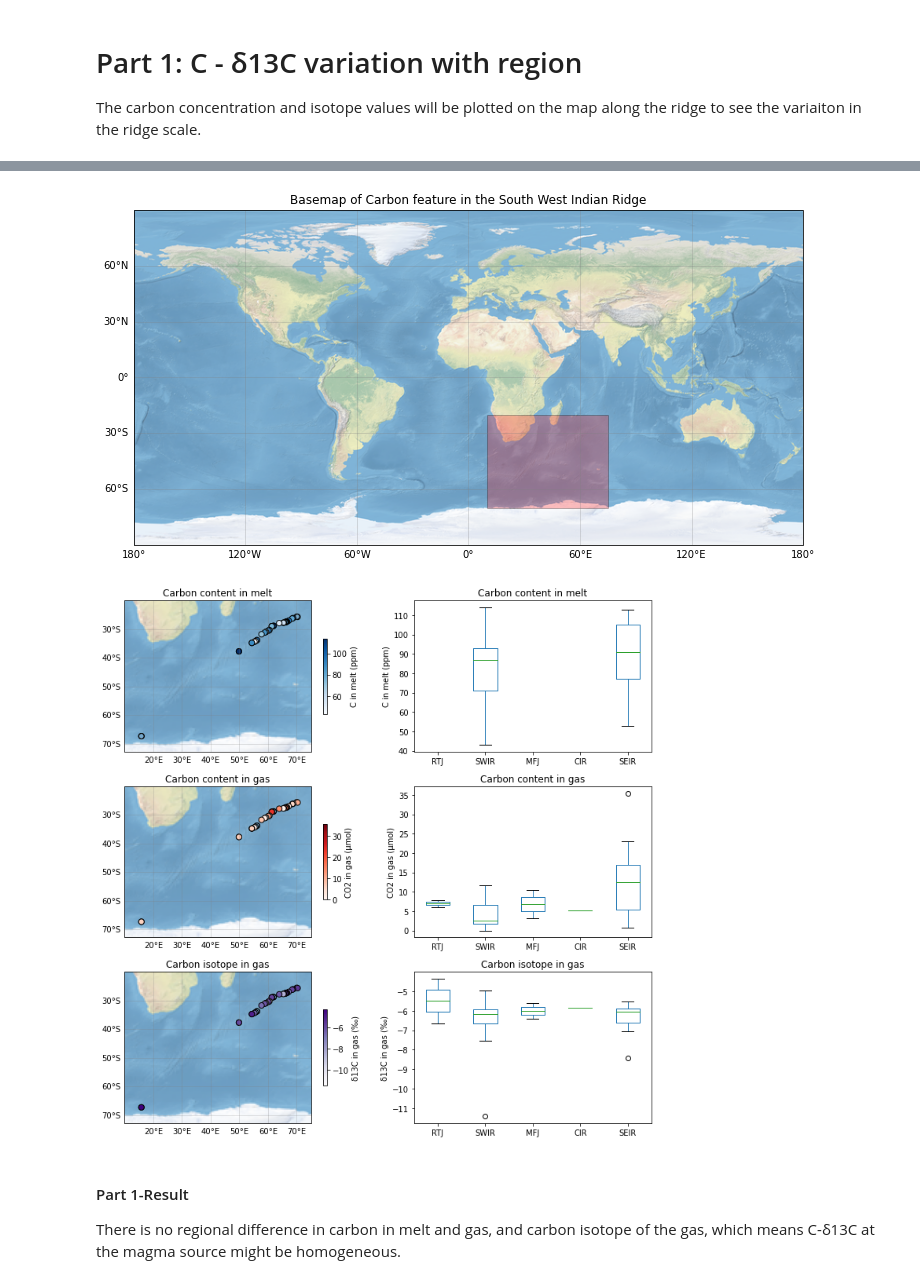
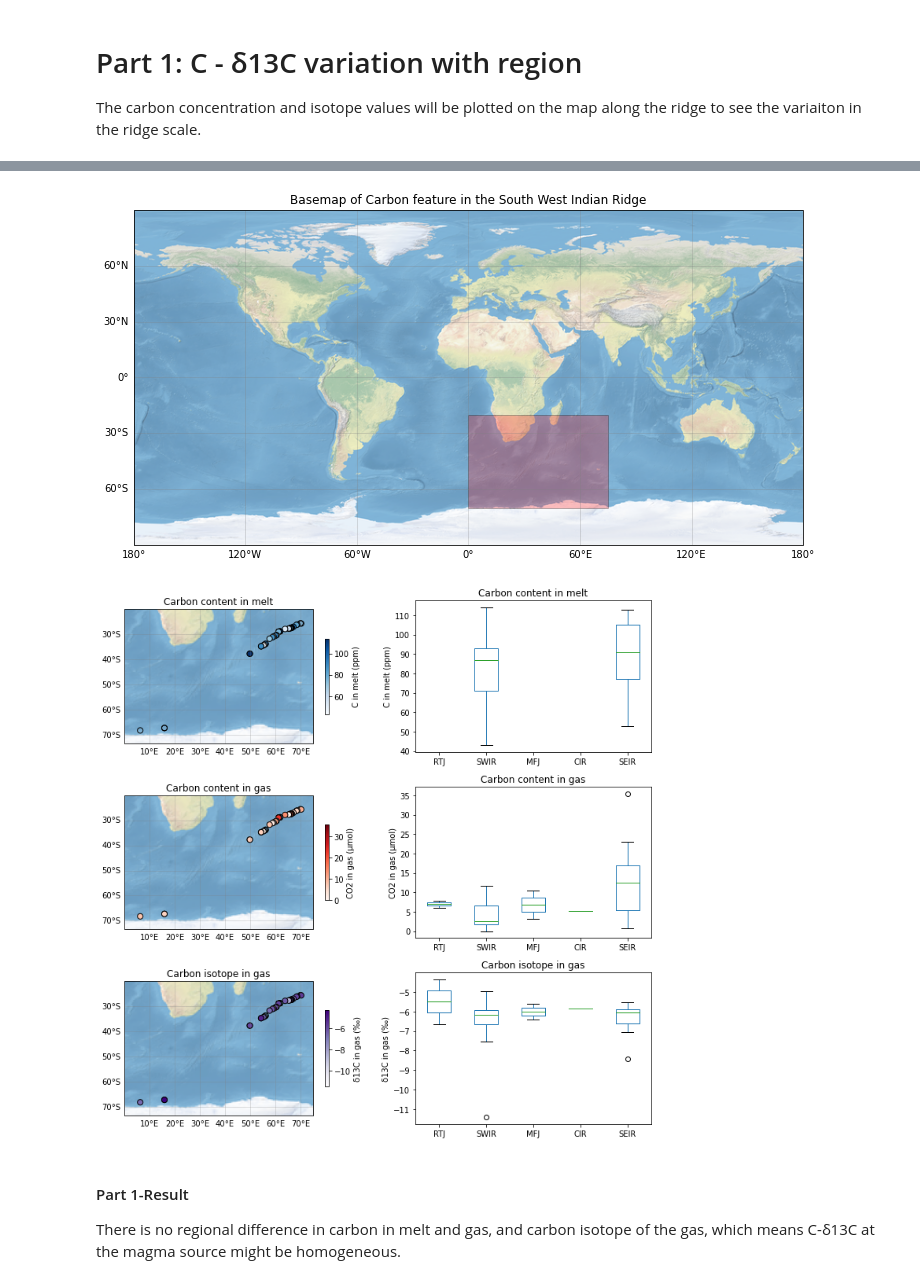
Before and after one commit to hyun-joo-lee/Final-Project, a Jupyter notebook: Final-project.ipynb, the cells around one changed output, grey strips where cells are left out. Saved outputs shown, nothing was run; the diff lists cells and outputs as text; code cells hidden in the pictures.

```diff
--- a/Final-project.ipynb
+++ b/Final-project.ipynb
@@ -73,10 +73,12 @@ import cartopy.feature as cfeature
 import cartopy
 import matplotlib.patches as mpatches
 # %%
+extent=[0, 75, -70, -20]
+
 fig0 = plt.figure(figsize=(12,12))
 ax0 = fig0.add_subplot(111,projection=ccrs.PlateCarree(central_longitude=0))
 ax0.stock_img()
-ax0.add_patch(mpatches.Rectangle(xy=[10, -70], width=65, height=50,
+ax0.add_patch(mpatches.Rectangle(xy=[0, -70], width=75, height=50,
                                     facecolor='red',
                                     edgecolor='k',
                                     alpha=0.25,
@@ -88,7 +90,7 @@ ax0.set_title('Basemap of Carbon feature in the South West Indian Ridge')
 
 fig1 = plt.figure(figsize=(10,10))
 ax1 = fig1.add_subplot(321, projection=ccrs.PlateCarree())
-ax1.set_extent([10, 75, -70, -20])
+ax1.set_extent(extent)
 ax1.stock_img()
 ax1.set_title('Carbon content in melt')
 g1=ax1.gridlines(crs=ccrs.PlateCarree(), draw_labels=True, linewidth=0.5, color='gray', alpha=0.5)
@@ -98,7 +100,7 @@ splot1= ax1.scatter(df.Longitude, df.Latitude, c = df['ppm C'], cmap='Blues', ed
 plt.colorbar(splot1, shrink=0.5, label='C in melt (ppm)')
 
 ax2 = fig1.add_subplot(323, projection=ccrs.PlateCarree())
-ax2.set_extent([10, 75, -70, -20])
+ax2.set_extent(extent)
 ax2.stock_img()
 ax2.set_title('Carbon content in gas')
 g2=ax2.gridlines(crs=ccrs.PlateCarree(), draw_labels=True, linewidth=0.5, color='gray', alpha=0.5)
@@ -108,40 +110,40 @@ splot2=ax2.scatter(df.Longitude, df.Latitude, c = df['CO2'], cmap='Reds', edgeco
 plt.colorbar(splot2, shrink=0.5, label='CO2 in gas (μmol)')
 
 ax3 = fig1.add_subplot(325, projection=ccrs.PlateCarree())
-ax3.set_extent([10, 75, -70, -20])
+ax3.set_extent(extent)
 ax3.stock_img()
 ax3.set_title('Carbon isotope in gas')
 g3=ax3.gridlines(crs=ccrs.PlateCarree(), draw_labels=True, linewidth=0.5, color='gray', alpha=0.5)
 g3.xlabels_top=False
 g3.ylabels_right=False
 splot3=ax3.scatter(df.Longitude, df.Latitude, c = df['δ13C'], cmap='Purples', edgecolor='k', s=50, transform=ccrs.PlateCarree())
 plt.colorbar(splot3, shrink=0.5, label='δ13C in gas (‰)')
 
 ax4 = fig1.add_subplot(322)
 splot4= df.groupby('Region').boxplot(column='ppm C', subplots=False, ax=ax4)
 ax4.set_ylabel('C in melt (ppm)')
 ax4.set_title('Carbon content in melt')
 ax4.grid(False)
 ax4.set_xticklabels(df.Region.unique())
 
 ax5 = fig1.add_subplot(324)
 splot5 = df.groupby('Region').boxplot(column='CO2', subplots=False, ax=ax5)
 ax5.set_ylabel('CO2 in gas (μmol)')
 ax5.set_title('Carbon content in gas')
 ax5.grid(False)
 ax5.set_xticklabels(df.Region.unique())
 
 ax6 = fig1.add_subplot(326)
 splot6 = df.groupby('Region').boxplot(column='δ13C', subplots=False, ax=ax6)
 ax6.set_ylabel('δ13C in gas (‰)')
 ax6.set_title('Carbon isotope in gas')
 ax6.grid(False)
 ax6.set_xticklabels(df.Region.unique())
 
 plt.tight_layout();
 # %% [output]
-[figure, old version]
+[figure, new version]
-[figure, old version]
+[figure, new version]
 # %% [markdown]
 #### Part 1-Result
 There is no regional difference in carbon in melt and gas, and carbon isotope of the gas, which means C-δ13C at the magma source might be homogeneous.
```
Also changed, not shown: parts of 2 cells of this notebook.
